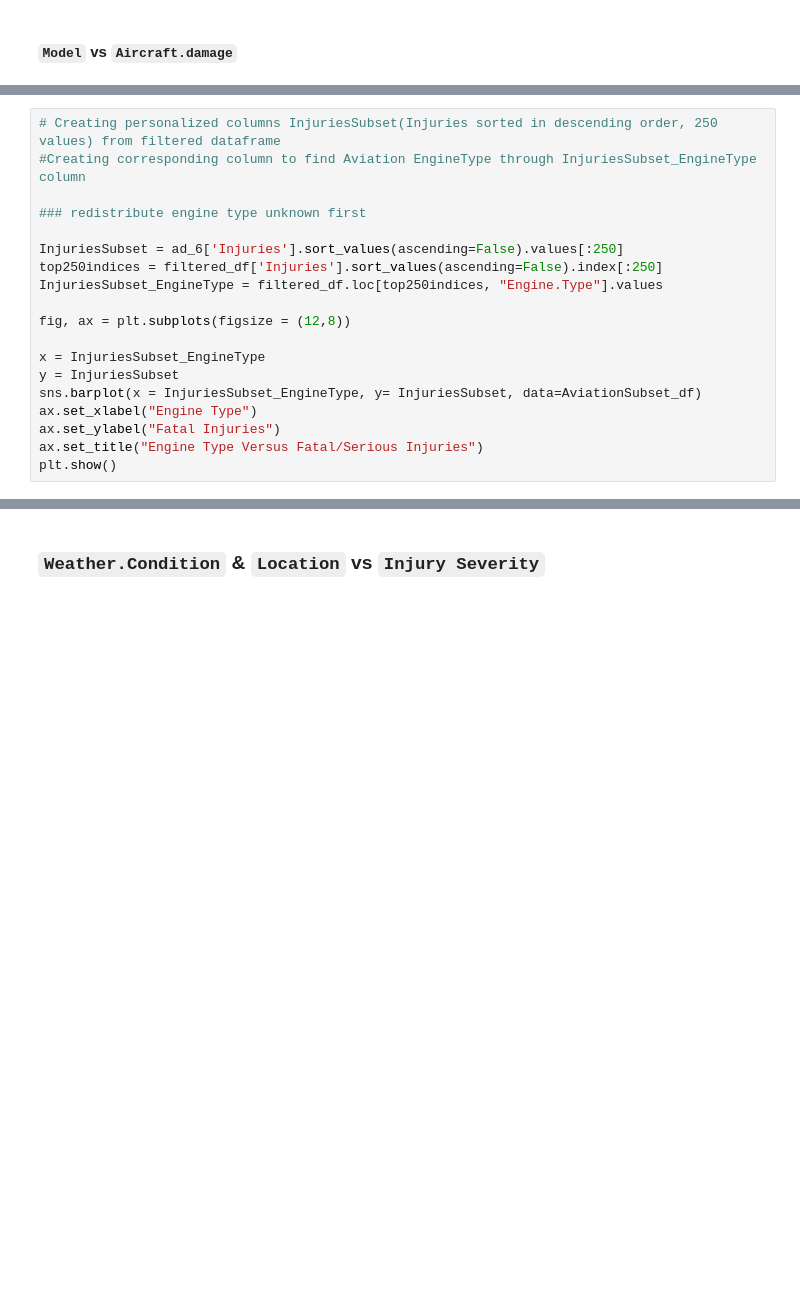
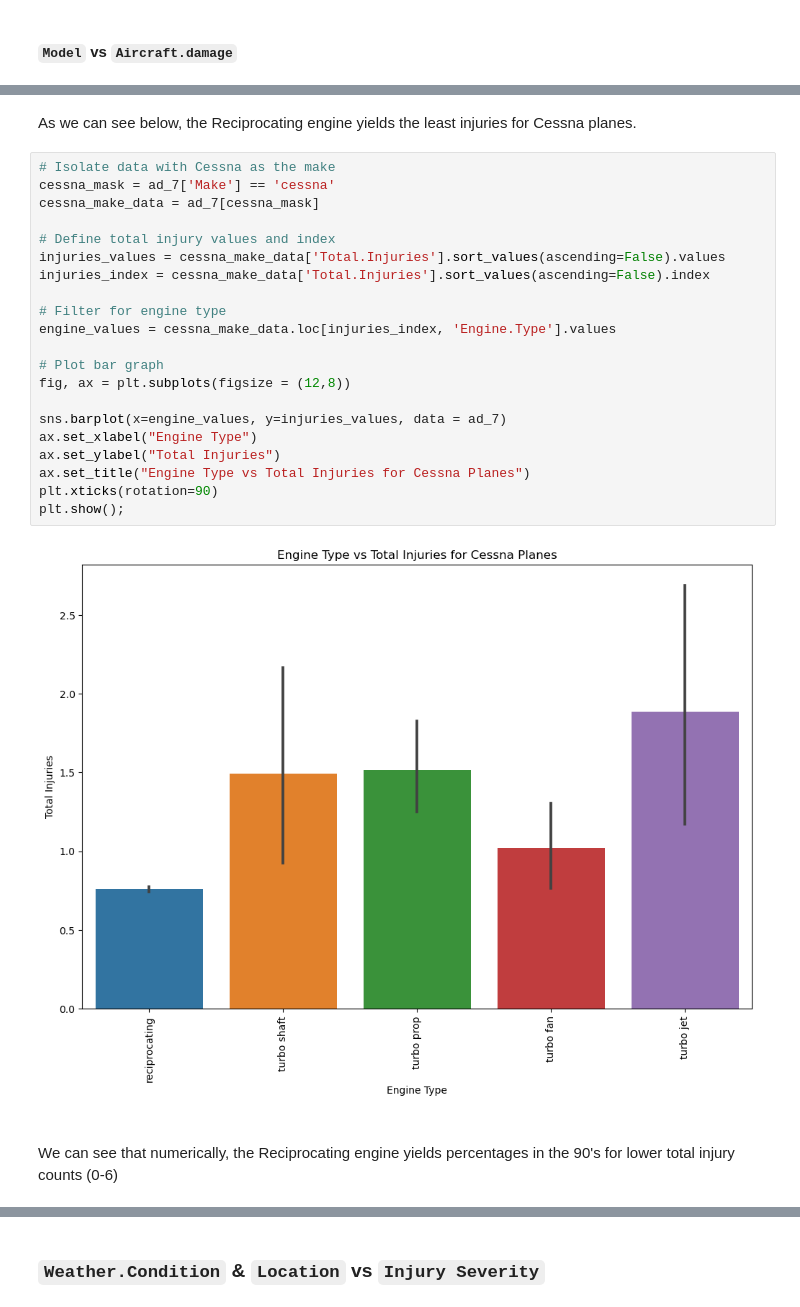
Before and after one commit to erankova/Fortune-Inc-Aviation-Analysis, a Jupyter notebook: Exploration.ipynb, the cells around one changed output, grey strips where cells are left out. Cells and saved outputs as stored; diff of their text form; blank space fills up the shorter version.

```diff
--- a/Exploration.ipynb
+++ b/Exploration.ipynb
@@ -1148,19 +1245,27 @@ top4_make_data.groupby(['Make', 'Aircraft.damage']).size().unstack().apply(lambd
+# %% [markdown]
+As we can see below, the Reciprocating engine yields the least injuries for Cessna planes.
 # %%
-# Creating personalized columns InjuriesSubset(Injuries sorted in descending order, 250 values) from filtered dataframe
-#Creating corresponding column to find Aviation EngineType through InjuriesSubset_EngineType column
+# Isolate data with Cessna as the make
+cessna_mask = ad_7['Make'] == 'cessna'
+cessna_make_data = ad_7[cessna_mask]
 
-### redistribute engine type unknown first
+# Define total injury values and index
+injuries_values = cessna_make_data['Total.Injuries'].sort_values(ascending=False).values
+injuries_index = cessna_make_data['Total.Injuries'].sort_values(ascending=False).index
 
-InjuriesSubset = ad_6['Injuries'].sort_values(ascending=False).values[:250]
-top250indices = filtered_df['Injuries'].sort_values(ascending=False).index[:250]
-InjuriesSubset_EngineType = filtered_df.loc[top250indices, "Engine.Type"].values
+# Filter for engine type
+engine_values = cessna_make_data.loc[injuries_index, 'Engine.Type'].values
 
+# Plot bar graph
 fig, ax = plt.subplots(figsize = (12,8))
 
-x = InjuriesSubset_EngineType
-y = InjuriesSubset
-sns.barplot(x = InjuriesSubset_EngineType, y= InjuriesSubset, data=AviationSubset_df)
+sns.barplot(x=engine_values, y=injuries_values, data = ad_7)
 ax.set_xlabel("Engine Type")
-ax.set_ylabel("Fatal Injuries")
-ax.set_title("Engine Type Versus Fatal/Serious Injuries")
-plt.show()
+ax.set_ylabel("Total Injuries")
+ax.set_title("Engine Type vs Total Injuries for Cessna Planes")
+plt.xticks(rotation=90)
+plt.show();
+# %% [output]
+[figure, added]
+# %% [markdown]
+<br> We can see that numerically, the Reciprocating engine yields percentages in the 90's for lower total injury counts (0-6)
```
Also changed, not shown: parts of 29 cells of this notebook, 1 other file.
